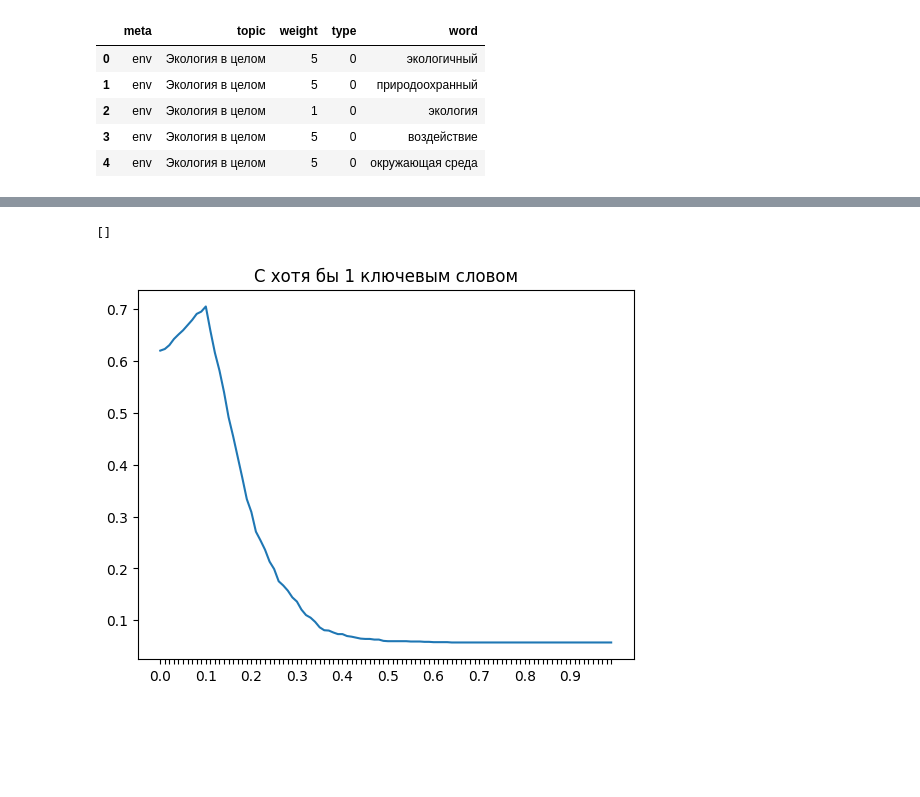
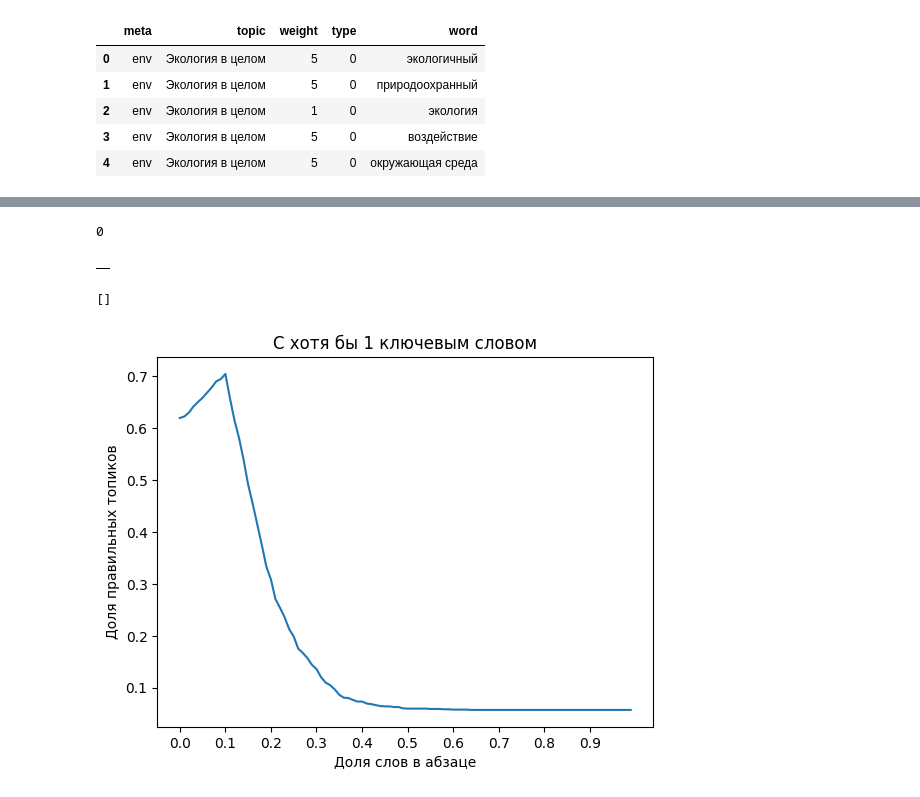
Before and after one commit to tarasovEgor/ESG_Reports, a Jupyter notebook: topic_par_stat.ipynb, the cells around one changed output, grey strips where cells are left out. Cells and saved outputs as stored; diff of their text form; code cells hidden in the pictures; blank space fills up the shorter version.

Commit message:
add par stat plot labels

```diff
--- a/topic_par_stat.ipynb
+++ b/topic_par_stat.ipynb
@@ -72,7 +70,6 @@ def get_scores(text: str, label: str, imp: int = 0) -> dict[str, float | None]:
     base_words = {}
     advanced_words = {}
     paragraph_len = len(text.split())
-    res = {}
     adv_vocab = {}
     for key, regex in re_dict.items():
         words = regex.findall(text)
@@ -90,8 +87,12 @@ def get_scores(text: str, label: str, imp: int = 0) -> dict[str, float | None]:
         return {**res, **{"max_score_cos": None, "max_topic_cos": None, "count_words": None}}
 
     result_topic = []
+    results = []
     for percent in np.arange(0, 1, 0.01):
+        res = {}
+        count_dict = {}
         for key, vector in sheets_dict.items():
+            count_dict[f"{key}_words_percent"] = base_words[key] / paragraph_len
             if base_words[key] / paragraph_len < percent or paragraph_importance[key] < imp:
                 res[key] = 0
                 continue
@@ -101,11 +102,40 @@ def get_scores(text: str, label: str, imp: int = 0) -> dict[str, float | None]:
         res_sorted = sorted(res.items(), key=lambda x: x[1], reverse=True)
         max_value = res_sorted[0]
         result_topic.append(max_value[0] == label)
+        max_value = list(max_value)
+        if max_value[1] == 0:
+            max_value[0] = "безтопика"
+        results.append(res | count_dict | {"topic": max_value[0], "topic_score": max_value[1]})
 
-    return result_topic
+    return result_topic, results
-# %%
-pred_labels = []
-acc = 0
-for text, label in tqdm(zip(texts, labels), total=len(texts)):
-    res = get_scores(text, label, 1)
-    pred_labels.append(res)
+# %%
+pred_labels = []
+acc = 0
+results = []
+percentile = 10
+for idx, row in tqdm(df.iterrows(), total=df.shape[0]):
+    text = row["cleaned_text"]
+    label = row["true_expert"]
+    pred, res = get_scores(text, label, 1)
+    pred_labels.append(pred)
+    # if res[percentile]["topic"] == "безтопика": # for 15
+    if pred[percentile] is False: # for 10
+        results.append(
+            {
+                "company": row["company"],
+                "year": row["year"],
+                "text": row["original_text"],
+                "cleaned_text": text,
+                "expert_topic": label,
+            }
+            | res[percentile]
+        )
+# %%
+len(results)
+# %% [output]
+0
+# %%
+par = pd.DataFrame(results)
+par.head()
+# %% [output]
+|  |
@@ -116,15 +149,17 @@ acc = [df[col].sum() / df.shape[0] for col in df.columns]
 # %%
 plt.plot(acc)
 values = []
 for i, val in enumerate(np.arange(0, 1, 0.01)):
     if i % 10 == 0:
         values.append(round(val, 2))
     else:
         values.append(None)
 plt.title("С хотя бы 1 ключевым словом")
-plt.xticks(range(len(acc)), values)
+plt.xticks(range(len(acc))[::10], values[::10])
+plt.xlabel("Доля слов в абзаце")
+plt.ylabel("Доля правильных топиков")
 plt.savefig("at_least_1_keyword.png", dpi=300)
 plt.plot()
 # %% [output]
 []
-[figure, old version]
+[figure, new version]
```
Also changed, not shown: parts of 3 cells of this notebook.
